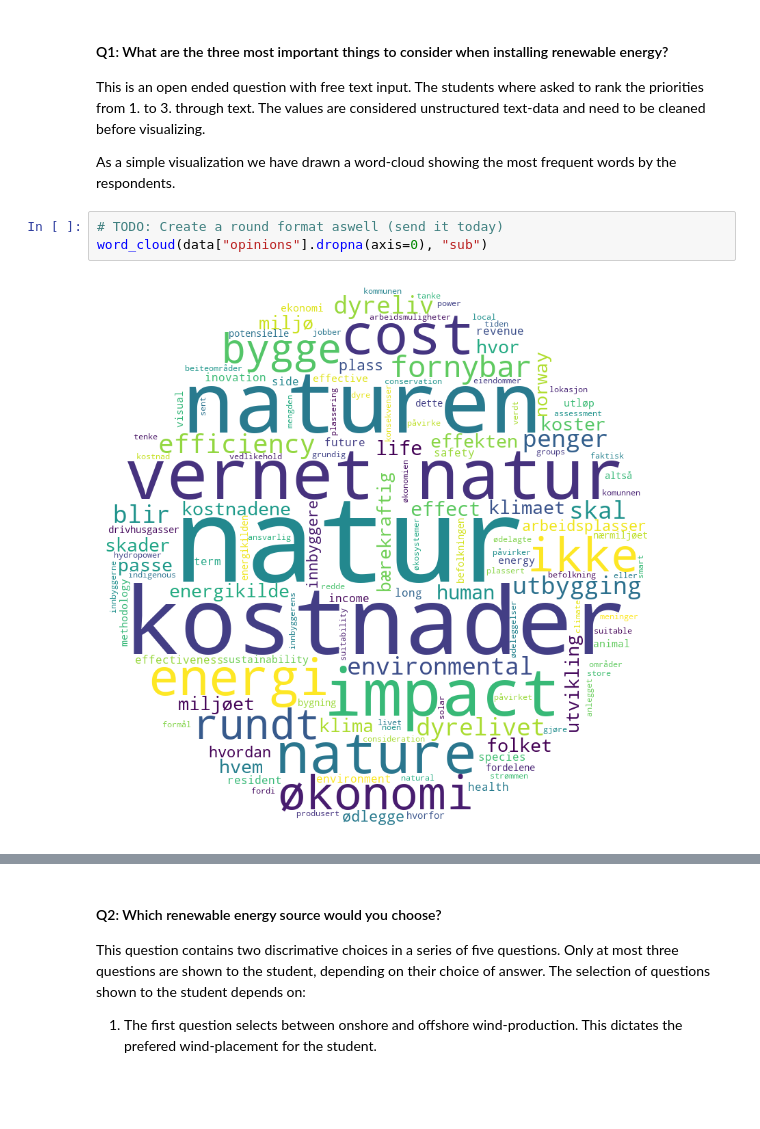
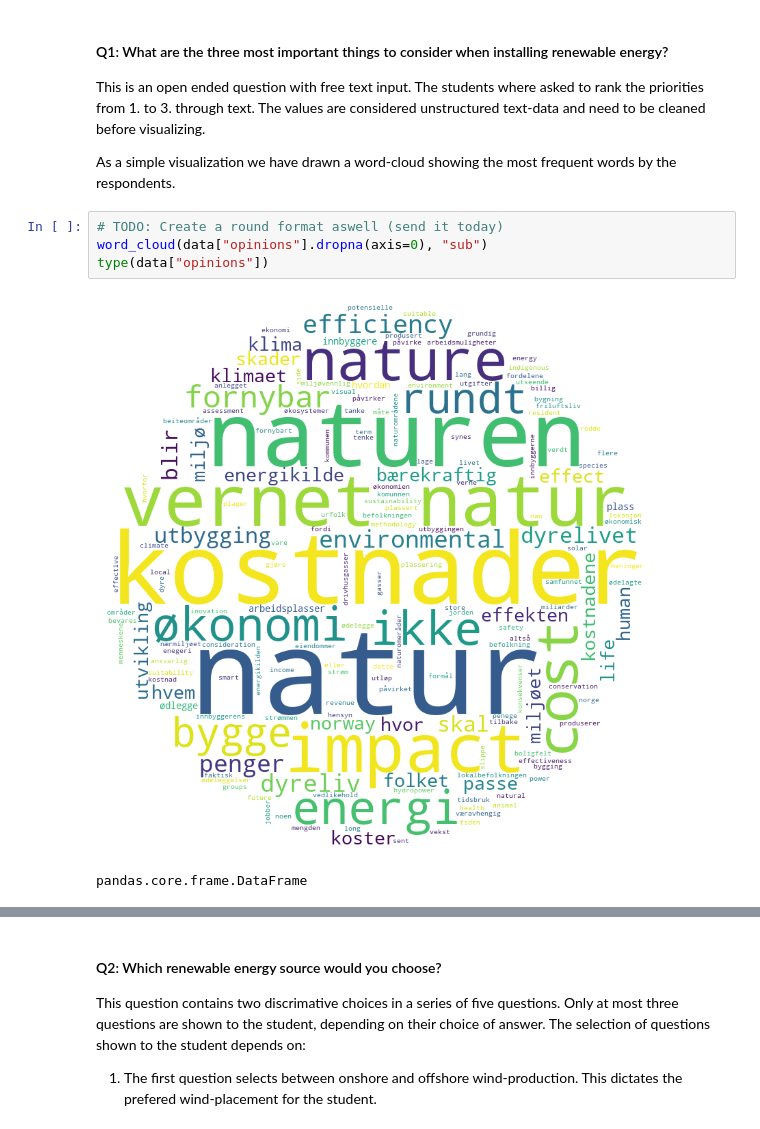
Before and after one commit to JavedMS/Mapping_Workshops_EFF, a Jupyter notebook: final.ipynb, the cells around one changed output, grey strips where cells are left out. Drawn from its saved outputs; the diff is of its cells as text; blank space fills up the shorter version.

```diff
--- a/final.ipynb
+++ b/final.ipynb
@@ -42,5 +52,7 @@ As a simple visualization we have drawn a word-cloud showing the most frequent w
 # %%
 # TODO: Create a round format aswell (send it today)
 word_cloud(data["opinions"].dropna(axis=0), "sub")
+type(data["opinions"])
 # %% [output]
-[figure, old version]
+[figure, new version]
+pandas.core.frame.DataFrame
```
Also changed, not shown: parts of 19 cells of this notebook, 10 other files.
